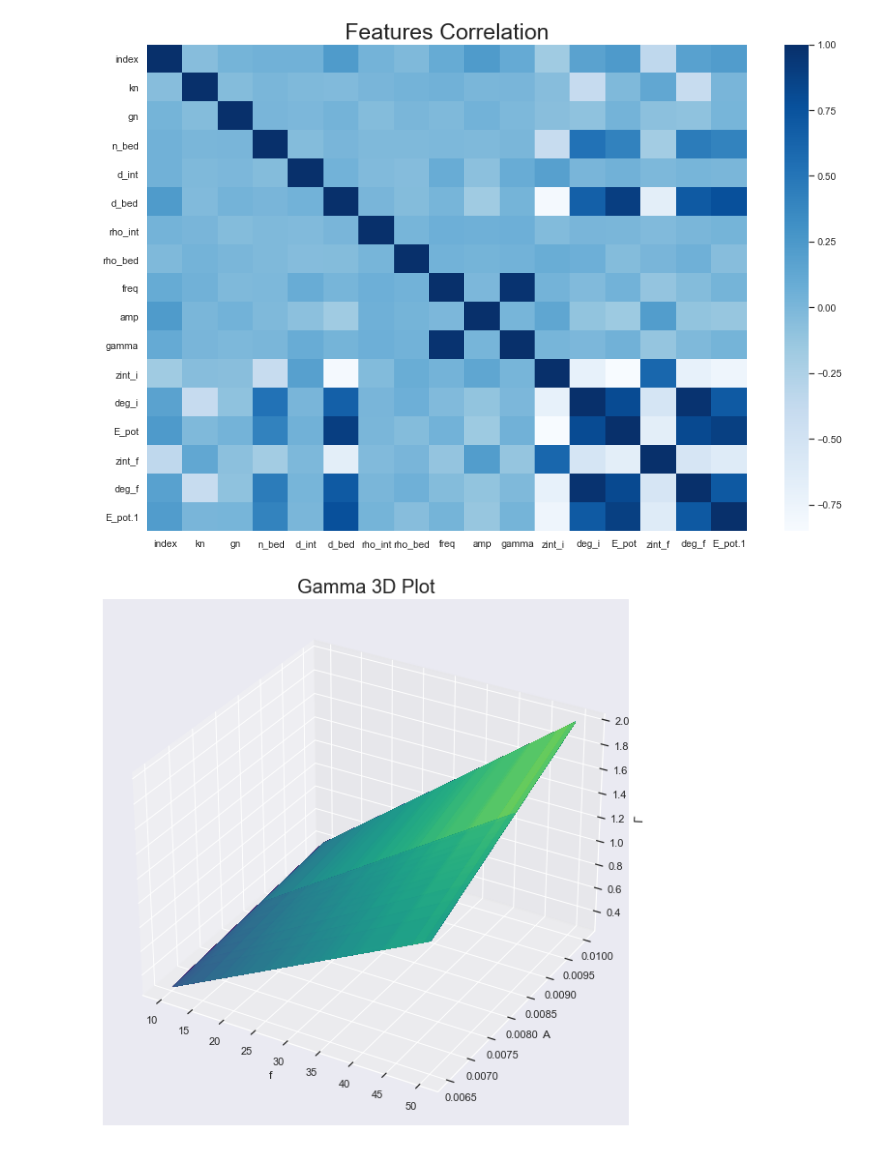
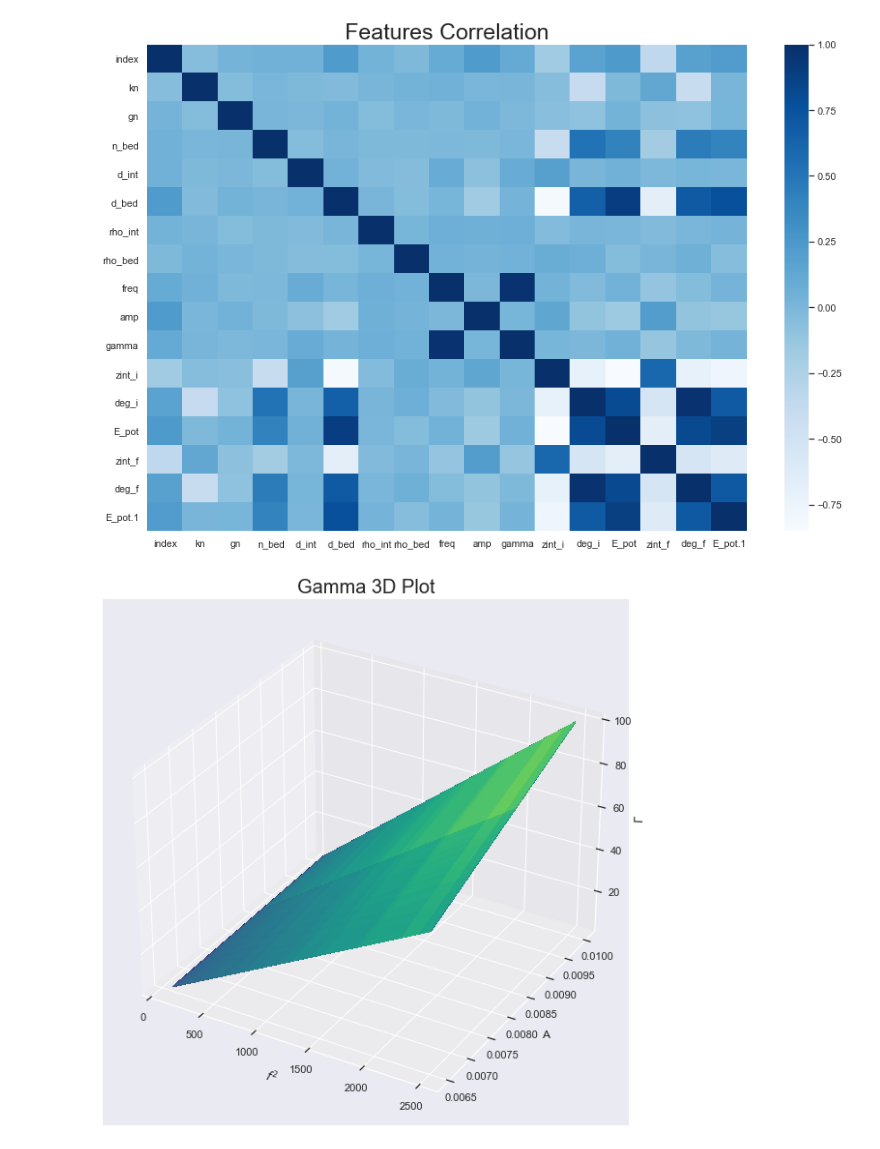
Before and after one commit to miqbalrp/ML_bne, a Jupyter notebook: notebook/data_visualization.ipynb, the cells around one changed output. Drawn from its saved outputs; the diff is of its cells as text; code cells hidden in the pictures.

Commit message:
saving imagae and add hyperplane plot

```diff
--- a/notebook/data_visualization.ipynb
+++ b/notebook/data_visualization.ipynb
@@ -137,24 +137,24 @@ from math import pi
 # %%
 fig_title = 'Gamma 3D Plot'
 
 def gamma(x,y):
     return (4*pi**2)*x*y/9.8
 
-x = df.freq
+x = df.freq**2
 y = df.amp
 
 X,Y = np.meshgrid(x,y)
 
 Z = gamma(X,Y)
 
 fig = plt.figure(figsize=(10,10))
 ax = plt.axes(projection='3d')
 ax.plot_surface(X, Y, Z,rstride=1, cstride=1,
                 cmap='viridis', edgecolor='none')
-ax.set(xlabel='f', ylabel='A', zlabel='$\Gamma$')
+ax.set(xlabel='$f^2$', ylabel='A', zlabel='$\Gamma$')
 plt.title(fig_title, fontsize=20 )
 plt.savefig(fig_dir+fig_title+'.png', dpi=300, bbox_inches='tight', facecolor='w')
 plt.show()
 plt.close()
 # %% [output]
-[figure, old version]
+[figure, new version]
```
Also changed, not shown: 1 other file.
